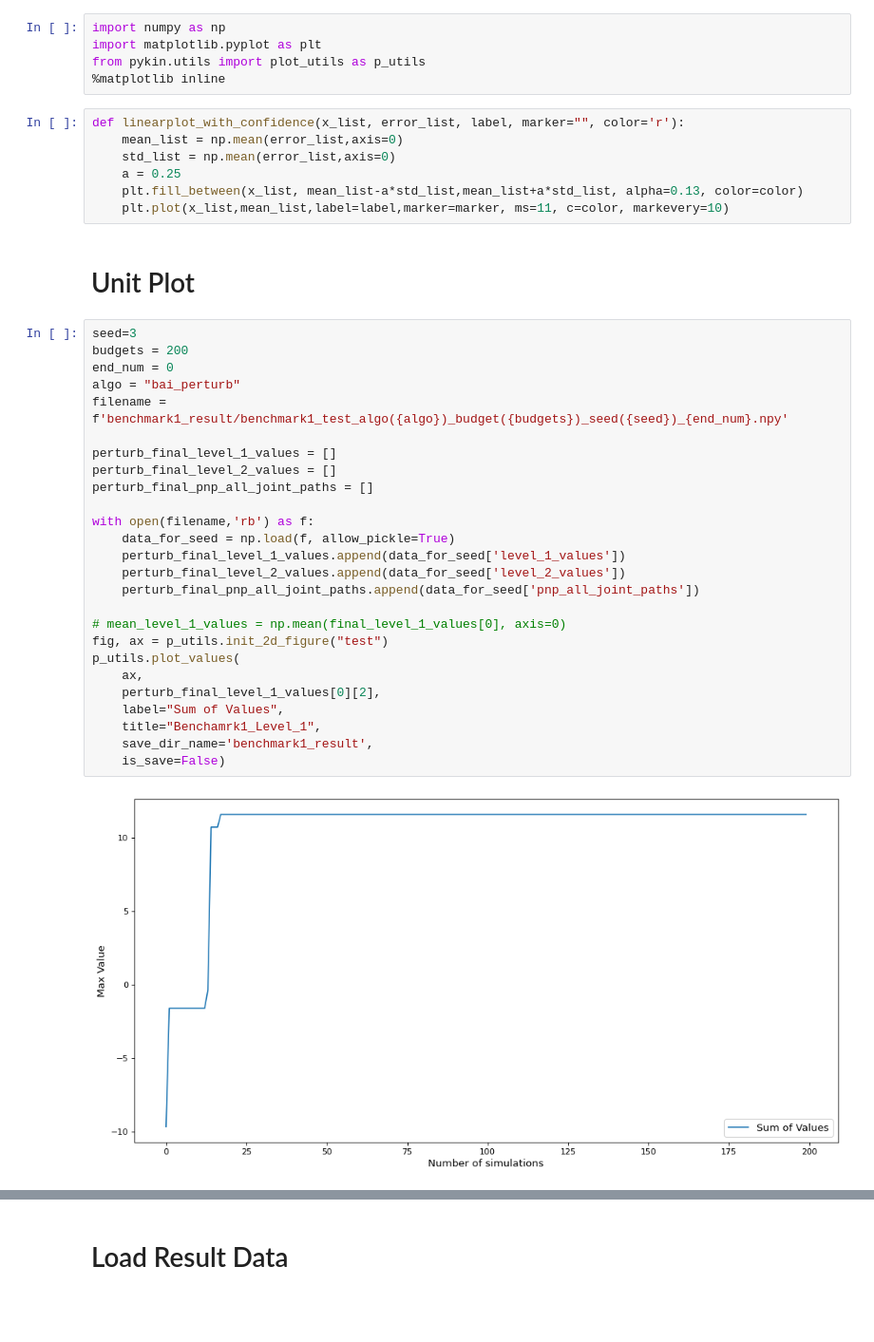
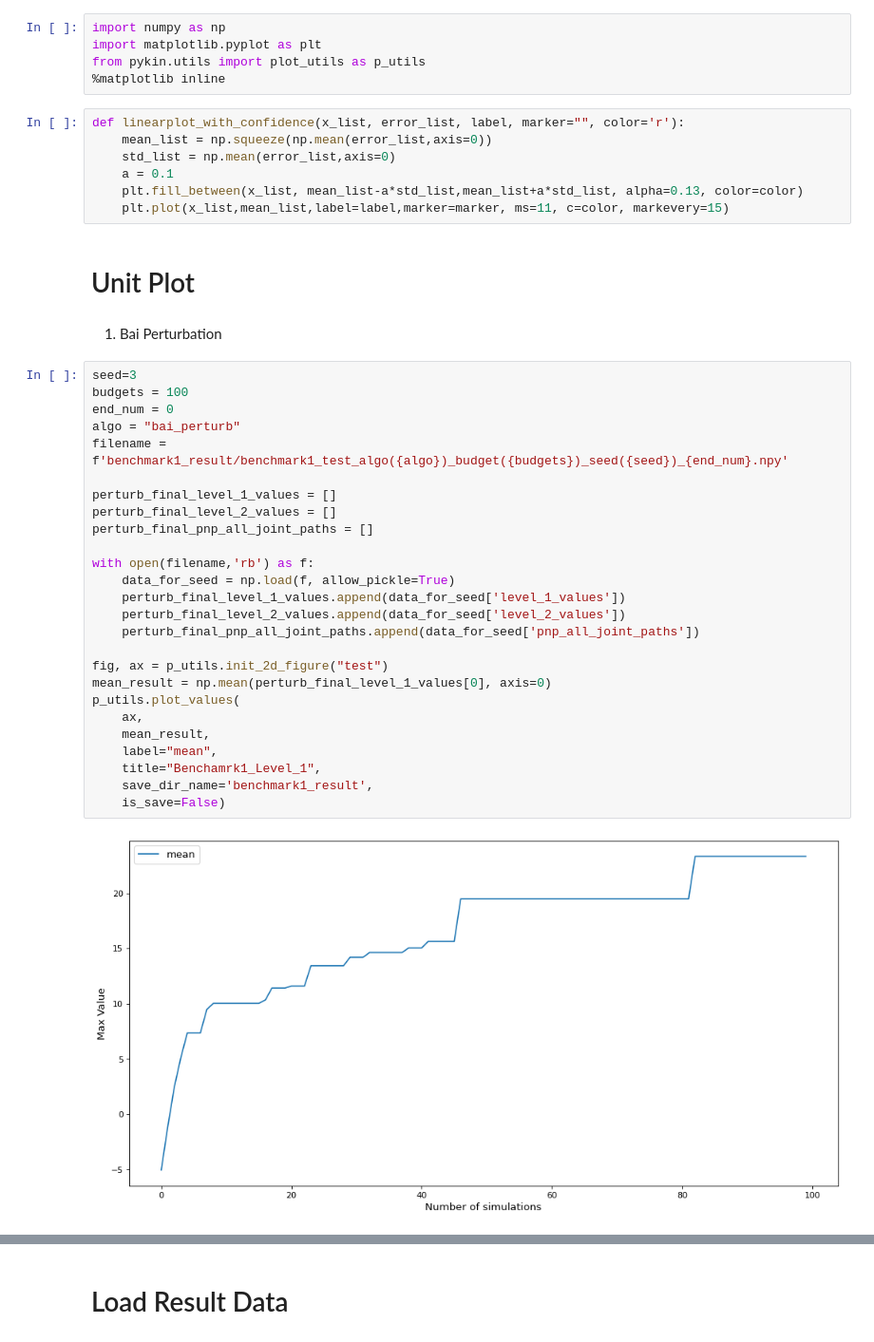
Before and after one commit to jdj2261/pytamp, a Jupyter notebook: results/benchmark1_result.ipynb, the cells around one changed output, grey strips where cells are left out. Shown at 95% size. Cells and saved outputs as stored; diff of their text form; blank space fills up the shorter version.

```diff
--- a/results/benchmark1_result.ipynb
+++ b/results/benchmark1_result.ipynb
@@ -7,38 +7,40 @@ from pykin.utils import plot_utils as p_utils
 %matplotlib inline
 # %%
 def linearplot_with_confidence(x_list, error_list, label, marker="", color='r'):
-    mean_list = np.mean(error_list,axis=0)
+    mean_list = np.squeeze(np.mean(error_list,axis=0))
     std_list = np.mean(error_list,axis=0)
-    a = 0.25
+    a = 0.1
     plt.fill_between(x_list, mean_list-a*std_list,mean_list+a*std_list, alpha=0.13, color=color)
-    plt.plot(x_list,mean_list,label=label,marker=marker, ms=11, c=color, markevery=10)
+    plt.plot(x_list,mean_list,label=label,marker=marker, ms=11, c=color, markevery=15)
 # %% [markdown]
 # Unit Plot
+# %% [markdown]
+1. Bai Perturbation
 # %%
 seed=3
-budgets = 200
+budgets = 100
 end_num = 0
 algo = "bai_perturb"
 filename = f'benchmark1_result/benchmark1_test_algo({algo})_budget({budgets})_seed({seed})_{end_num}.npy'
 
 perturb_final_level_1_values = []
 perturb_final_level_2_values = []
 perturb_final_pnp_all_joint_paths = []
 
 with open(filename,'rb') as f:
     data_for_seed = np.load(f, allow_pickle=True)
     perturb_final_level_1_values.append(data_for_seed['level_1_values'])
     perturb_final_level_2_values.append(data_for_seed['level_2_values'])
     perturb_final_pnp_all_joint_paths.append(data_for_seed['pnp_all_joint_paths'])
 
-# mean_level_1_values = np.mean(final_level_1_values[0], axis=0)
 fig, ax = p_utils.init_2d_figure("test")
+mean_result = np.mean(perturb_final_level_1_values[0], axis=0)
 p_utils.plot_values(
     ax,
-    perturb_final_level_1_values[0][2],
-    label="Sum of Values",
+    mean_result,
+    label="mean",
     title="Benchamrk1_Level_1",
     save_dir_name='benchmark1_result',
     is_save=False)
 # %% [output]
-[figure, old version]
+[figure, new version]
```
Also changed, not shown: parts of 10 cells of this notebook, 11 other files.
